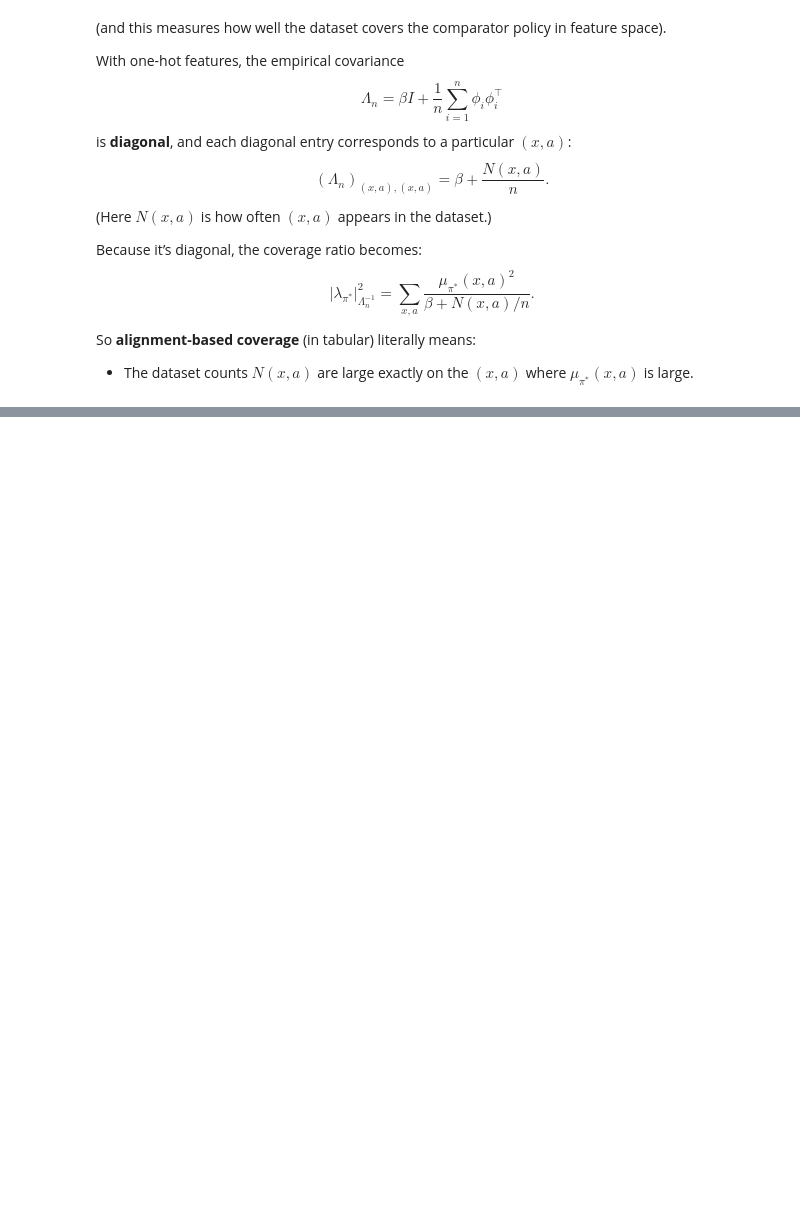
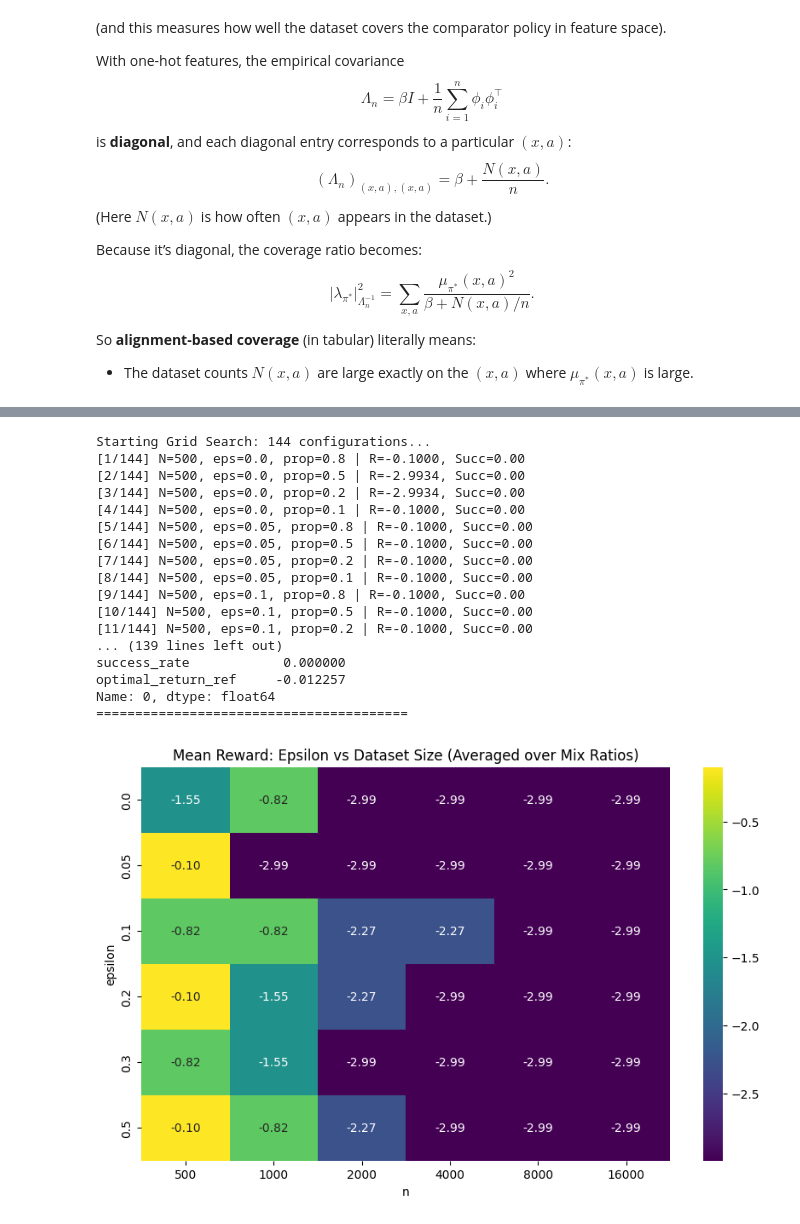
Before and after one commit to maaurod/FOGAS, a Jupyter notebook: testing_vectorized/10grid_wall_torch.ipynb, the cells around one changed output, grey strips where cells are left out. Cells and saved outputs as stored; diff of their text form; code cells hidden in the pictures; blank space fills up the shorter version.

```diff
--- a/testing_vectorized/10grid_wall_torch.ipynb
+++ b/testing_vectorized/10grid_wall_torch.ipynb
@@ -95,13 +95,24 @@ import torch
 import pandas as pd
 import sys
 from pathlib import Path
+import seaborn as sns
+import matplotlib.pyplot as plt
+from tqdm import tqdm
 
-PROJECT_ROOT = Path.cwd().resolve().parent  # go to repo root
-sys.path.insert(0, str(PROJECT_ROOT))
+# This starts from the current working directory
+# and goes up until it finds the 'fogas_torch' folder or '.git'
+def find_root(current_path, marker="fogas_torch"):
+    current_path = Path(current_path).resolve()
+    for parent in [current_path] + list(current_path.parents):
+        if (parent / marker).exists():
+            return parent
+    return current_path
 
-# Define dataset path
+PROJECT_ROOT = find_root(Path.cwd())
+print(f"Project root found at: {PROJECT_ROOT}")
+# Now define the dataset path
 DATASET_PATH = PROJECT_ROOT / "datasets" / "10grid_wall.csv"
-DATASET_PATH2 = PROJECT_ROOT / "datasets" / "10grid_wall2.csv"
+print(f"Loading dataset from: {DATASET_PATH}")
 
 from fogas_torch import PolicySolver, EnvDataCollector
 from fogas_torch.algorithm import (
@@ -111,6 +122,8 @@ from fogas_torch.algorithm import (
     FOGASEvaluator,
 )
 from fogas.dataset_collection.dataset_analyzer import DatasetAnalyzer
+from fogas_torch.fqi.fqi_solver import FQISolver
+from fogas_torch.fqi.fqi_evaluator import FQIEvaluator
 
 seed = 42
 np.random.seed(seed) # Add this
@@ -479,9 +533,11 @@ So **alignment-based coverage** (in tabular) literally means:
 
 - The dataset counts $N(x,a)$ are large exactly on the $(x,a)$ where $\mu_{\pi^*}(x,a)$ is large.
 # %%
+analyzer = DatasetAnalyzer(DATASET_PATH)
+
 ratio = analyzer.feature_coverage_ratio(
     mdp=mdp,
-    beta=solver_e.params.beta,
+    beta=1e-4,
     use_optimal_policy=True,
     verbose=True,
     return_details=True,
@@ -648,0 +870,28 @@ KeyboardInterrupt:
+# %%
+from fogas_torch.algorithm import run_coverage_grid_search
+
+df_results = run_coverage_grid_search(
+    mdp=mdp,
+    device=device,
+    seed=seed,
+    goal_state=99
+)
+# %% [output]
+Starting Grid Search: 144 configurations...
+[1/144] N=500, eps=0.0, prop=0.8 | R=-0.1000, Succ=0.00
+[2/144] N=500, eps=0.0, prop=0.5 | R=-2.9934, Succ=0.00
+[3/144] N=500, eps=0.0, prop=0.2 | R=-2.9934, Succ=0.00
+[4/144] N=500, eps=0.0, prop=0.1 | R=-0.1000, Succ=0.00
+[5/144] N=500, eps=0.05, prop=0.8 | R=-0.1000, Succ=0.00
+[6/144] N=500, eps=0.05, prop=0.5 | R=-0.1000, Succ=0.00
+[7/144] N=500, eps=0.05, prop=0.2 | R=-0.1000, Succ=0.00
+[8/144] N=500, eps=0.05, prop=0.1 | R=-0.1000, Succ=0.00
+[9/144] N=500, eps=0.1, prop=0.8 | R=-0.1000, Succ=0.00
+[10/144] N=500, eps=0.1, prop=0.5 | R=-0.1000, Succ=0.00
+[11/144] N=500, eps=0.1, prop=0.2 | R=-0.1000, Succ=0.00
+... (139 lines left out)
+success_rate            0.000000
+optimal_return_ref     -0.012257
+Name: 0, dtype: float64
+========================================
+[figure, added]
```
Also changed, not shown: parts of 15 cells of this notebook, 14 other files.
